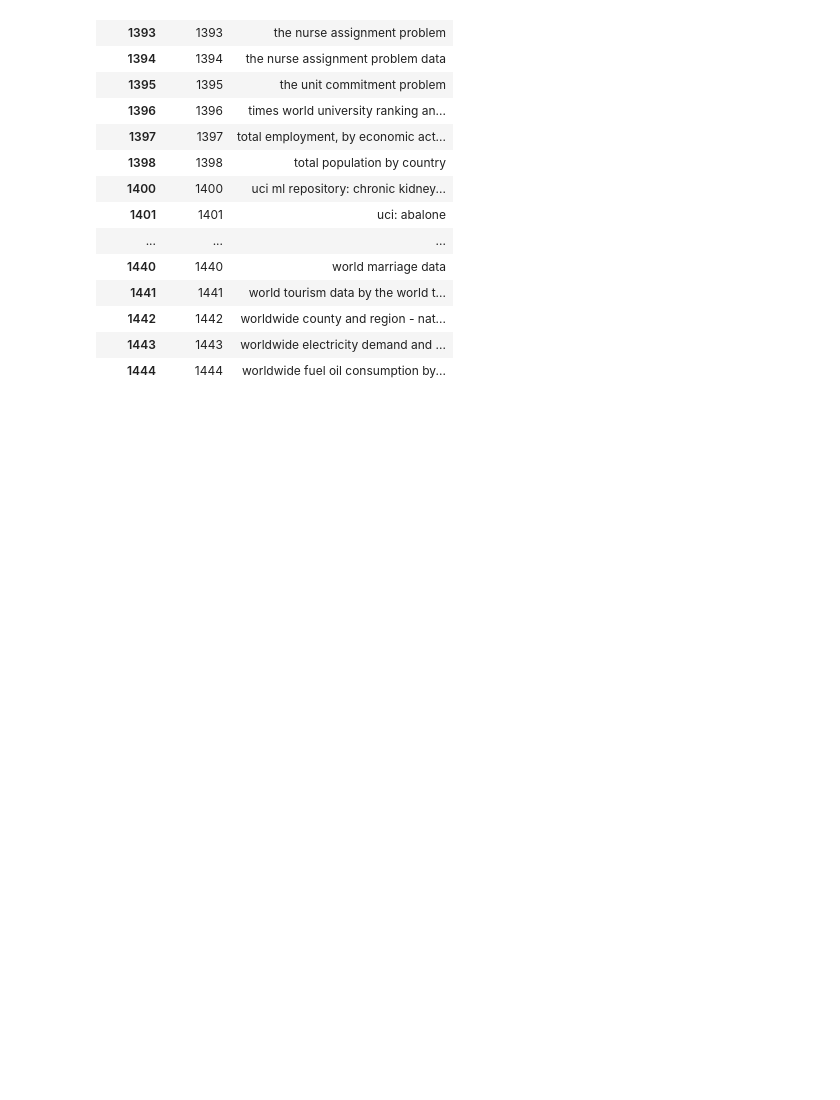
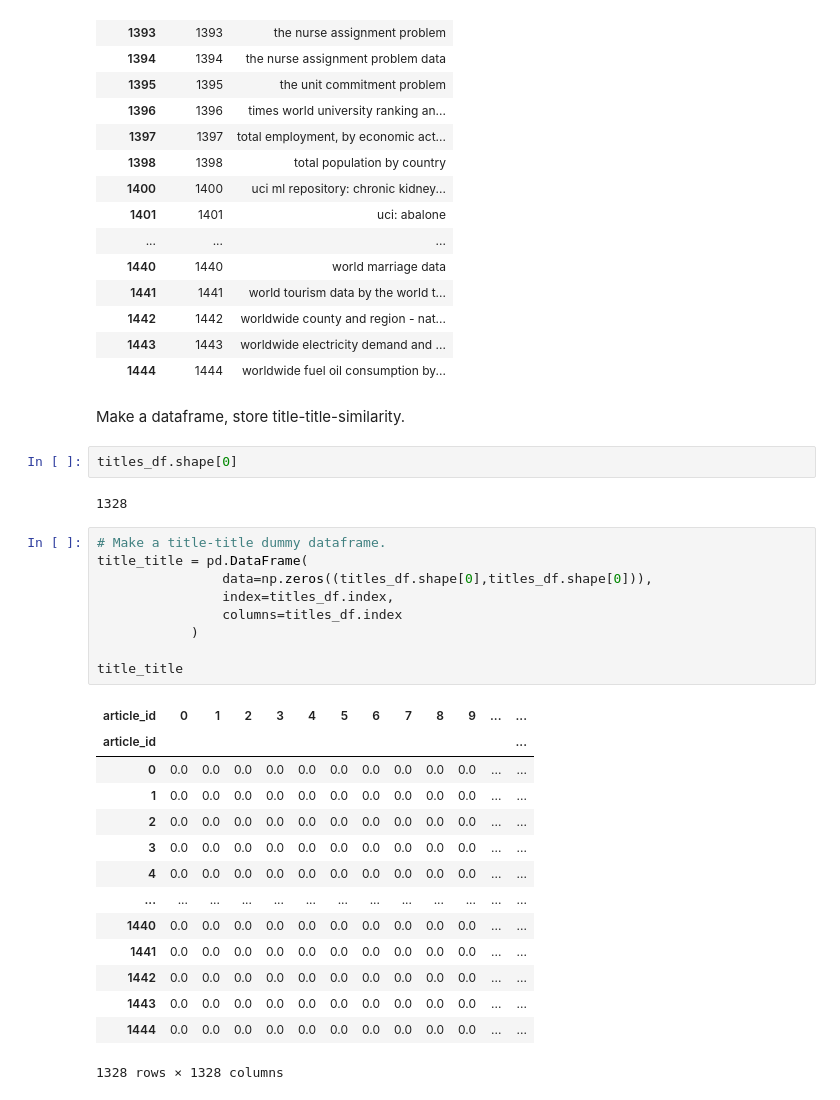
Before and after one commit to gilzero/project_recommendations_ibm, a Jupyter notebook: recommendations_ibm.ipynb, the cells around one changed output. Cells and saved outputs as stored; diff of their text form; blank space fills up the shorter version.

```diff
--- a/recommendations_ibm.ipynb
+++ b/recommendations_ibm.ipynb
@@ -1674,3 +1686,33 @@ titles_df.tail(50)
 | 1442 | 1442 | worldwide county and region - nat... |
 | 1443 | 1443 | worldwide electricity demand and ... |
 | 1444 | 1444 | worldwide fuel oil consumption by... |
+# %% [markdown]
+Make a dataframe, store title-title-similarity.
+# %%
+titles_df.shape[0]
+# %% [output]
+1328
+# %%
+# Make a title-title dummy dataframe.
+title_title = pd.DataFrame(
+                data=np.zeros((titles_df.shape[0],titles_df.shape[0])),
+                index=titles_df.index,
+                columns=titles_df.index
+            )
+
+title_title
+# %% [output]
+| article_id | 0 | 1 | 2 | 3 | 4 | 5 | 6 | 7 | 8 | 9 | ... | ... |
+| article_id |  |  |  |  |  |  |  |  |  |  |  | ... |
+| 0 | 0.0 | 0.0 | 0.0 | 0.0 | 0.0 | 0.0 | 0.0 | 0.0 | 0.0 | 0.0 | ... | ... |
+| 1 | 0.0 | 0.0 | 0.0 | 0.0 | 0.0 | 0.0 | 0.0 | 0.0 | 0.0 | 0.0 | ... | ... |
+| 2 | 0.0 | 0.0 | 0.0 | 0.0 | 0.0 | 0.0 | 0.0 | 0.0 | 0.0 | 0.0 | ... | ... |
+| 3 | 0.0 | 0.0 | 0.0 | 0.0 | 0.0 | 0.0 | 0.0 | 0.0 | 0.0 | 0.0 | ... | ... |
+| 4 | 0.0 | 0.0 | 0.0 | 0.0 | 0.0 | 0.0 | 0.0 | 0.0 | 0.0 | 0.0 | ... | ... |
+| ... | ... | ... | ... | ... | ... | ... | ... | ... | ... | ... | ... | ... |
+| 1440 | 0.0 | 0.0 | 0.0 | 0.0 | 0.0 | 0.0 | 0.0 | 0.0 | 0.0 | 0.0 | ... | ... |
+| 1441 | 0.0 | 0.0 | 0.0 | 0.0 | 0.0 | 0.0 | 0.0 | 0.0 | 0.0 | 0.0 | ... | ... |
+| 1442 | 0.0 | 0.0 | 0.0 | 0.0 | 0.0 | 0.0 | 0.0 | 0.0 | 0.0 | 0.0 | ... | ... |
+| 1443 | 0.0 | 0.0 | 0.0 | 0.0 | 0.0 | 0.0 | 0.0 | 0.0 | 0.0 | 0.0 | ... | ... |
+| 1444 | 0.0 | 0.0 | 0.0 | 0.0 | 0.0 | 0.0 | 0.0 | 0.0 | 0.0 | 0.0 | ... | ... |
+1328 rows × 1328 columns
```
Also changed, not shown: parts of 24 cells of this notebook.
